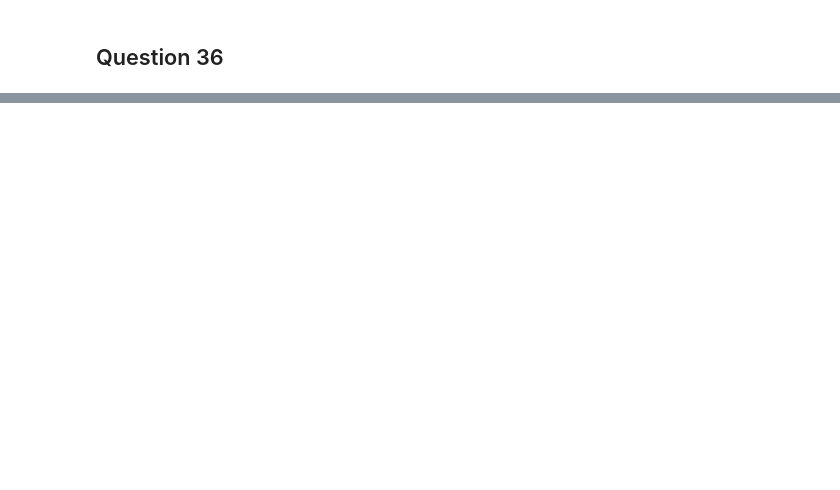
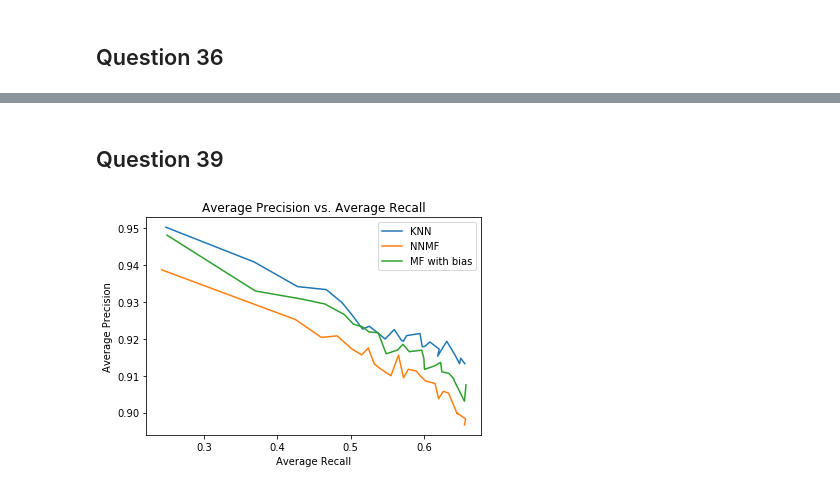
Before and after one commit to 219Winter2019adjz/Project3, a Jupyter notebook: Proj3.ipynb, the cells around one changed output, grey strips where cells are left out. Drawn from its saved outputs; the diff is of its cells as text; code cells hidden in the pictures; blank space fills up the shorter version.

Commit message:
Added all questions

```diff
--- a/Proj3.ipynb
+++ b/Proj3.ipynb
@@ -1375,0 +1423,2 @@ for p in predicts:
+# %%
+t_list = np.arange(1, 26, 1) # list to store size of items
@@ -1375,0 +1608,24 @@ for p in predicts:
+# %% [markdown]
+## Question 39
+# %%
+labels = ['KNN', 'NNMF', 'MF with bias']
+
+plt.figure()
+
+# KNN
+plt.plot(avg_recalls_knn, avg_precisions_knn)
+
+#NNMF
+plt.plot(avg_recalls_nnmf, avg_precisions_nnmf)
+
+#MF with bias
+plt.plot(avg_recalls_mf, avg_precisions_mf)
+
+plt.xlabel('Average Recall')
+plt.ylabel('Average Precision')
+plt.title('Average Precision vs. Average Recall')
+plt.legend(labels)
+
+plt.show()
+# %% [output]
+[figure, added]
```
Also changed, not shown: parts of 11 cells of this notebook.
